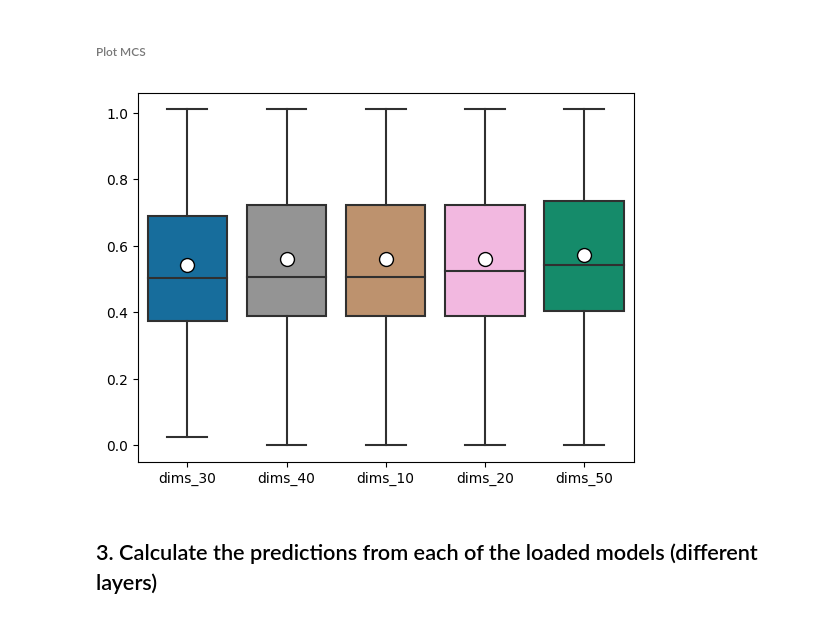
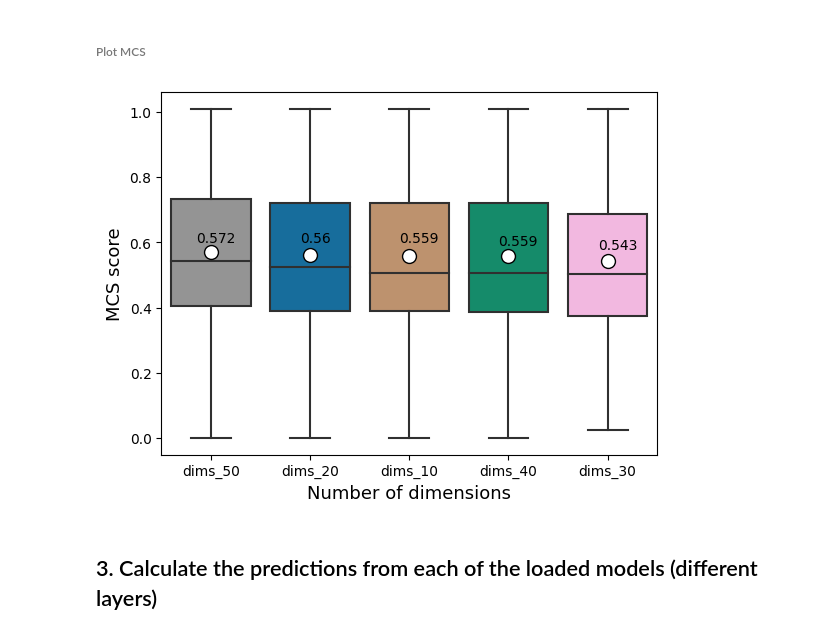
Before and after one commit to LukaLmelias/DeepCCA_thesis, a Jupyter notebook: spectra_structure_prediction.ipynb, the cells around one changed output. Cells and saved outputs as stored; diff of their text form; code cells hidden in the pictures.

```diff
--- a/spectra_structure_prediction.ipynb
+++ b/spectra_structure_prediction.ipynb
@@ -594,23 +614,36 @@ plt.show()
 # %% [markdown]
 ###### Plot MCS
-# %%
-sorted_index = mcs_df.mean().sort_values().index
-mcs_df_sorted=mcs_df[sorted_index]
-#set pallete
-palette = [sns.color_palette("colorblind")[0],
-           sns.color_palette("colorblind")[7],
-           sns.color_palette("colorblind")[5],
-           sns.color_palette("colorblind")[6],
-           sns.color_palette("colorblind")[2],]
-sns.boxplot(mcs_df_sorted , showmeans = True,
-            palette=palette,
-           meanprops={"marker":"o",
-                       "markerfacecolor":"white",
-                       "markeredgecolor":"black",
-                      "markersize":"10"})
-plt.show()
-# %% [output]
-[figure, removed]
+# %%
+sorted_index = mcs_df.mean().sort_values(ascending=False).index
+mcs_df_sorted=mcs_df[sorted_index]
+#set pallete
+palette = [sns.color_palette("colorblind")[7],
+           sns.color_palette("colorblind")[0],
+           sns.color_palette("colorblind")[5],
+           sns.color_palette("colorblind")[2],
+           sns.color_palette("colorblind")[6],]
+plt.figure(figsize=(6.4, 4.8),dpi=100)
+sns.boxplot(data=mcs_df_sorted , showmeans = True,
+            palette=palette,
+           meanprops={"marker":"o",
+                       "markerfacecolor":"white",
+                       "markeredgecolor":"black",
+                      "markersize":"10"})
+
+plt.xlabel('Number of dimensions', fontsize=13)
+plt.ylabel('MCS score', fontsize=13)
+
+
+
+#add mean MCS on the plot
+plt.text(x=-0.15,y=0.6,s=round(np.mean(mcs_all[4]),3))
+plt.text(x=0.9,y=0.6,s=round(np.mean(mcs_all[1]),3))
+plt.text(x=1.9,y=0.6,s=round(np.mean(mcs_all[0]),3))
+plt.text(x=2.9,y=0.59,s=round(np.mean(mcs_all[3]),3))
+plt.text(x=3.9,y=0.58,s=round(np.mean(mcs_all[2]),3))
+plt.show()
+# %% [output]
+[figure, added]
 # %% [markdown]
 ## 3. Calculate the predictions from each of the loaded models (different layers)
 # %% [markdown]
```
Also changed, not shown: parts of 7 cells of this notebook.
